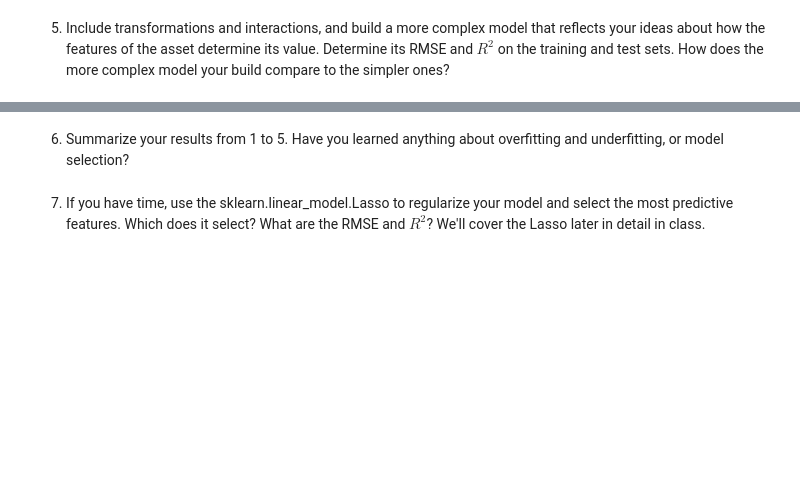
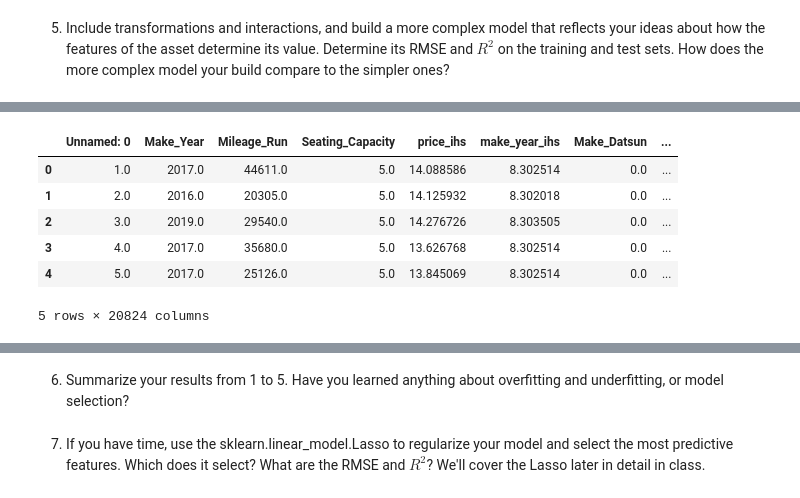
Before and after one commit to oak50/labs, a Jupyter notebook: 04_hedonic_pricing/lab4.ipynb, the cells around one changed output, grey strips where cells are left out. Drawn from its saved outputs; the diff is of its cells as text; code cells hidden in the pictures; blank space fills up the shorter version.

```diff
--- a/04_hedonic_pricing/lab4.ipynb
+++ b/04_hedonic_pricing/lab4.ipynb
@@ -233,0 +237,15 @@ NameError: name 'X_encoded' is not defined
+# %%
+## Compute all polynomials up to degree 3:
+expander = PolynomialFeatures(degree=3,include_bias=False) # Create the expander
+Z = expander.fit_transform(X) # Pass the df into the expander to get powers/interactions of x and y
+names = expander.get_feature_names_out() # Get the names of these variables
+zdf = pd.DataFrame(data=Z, columns = names) # Create a new, expanded dataframe
+zdf.head()
+# %% [output]
+|  | Unnamed: 0 | Make_Year | Mileage_Run | Seating_Capacity | price_ihs | make_year_ihs | Make_Datsun | ... |
+| 0 | 1.0 | 2017.0 | 44611.0 | 5.0 | 14.088586 | 8.302514 | 0.0 | ... |
+| 1 | 2.0 | 2016.0 | 20305.0 | 5.0 | 14.125932 | 8.302018 | 0.0 | ... |
+| 2 | 3.0 | 2019.0 | 29540.0 | 5.0 | 14.276726 | 8.303505 | 0.0 | ... |
+| 3 | 4.0 | 2017.0 | 35680.0 | 5.0 | 13.626768 | 8.302514 | 0.0 | ... |
+| 4 | 5.0 | 2017.0 | 25126.0 | 5.0 | 13.845069 | 8.302514 | 0.0 | ... |
+5 rows × 20824 columns
```
Also changed, not shown: parts of 11 cells of this notebook.
